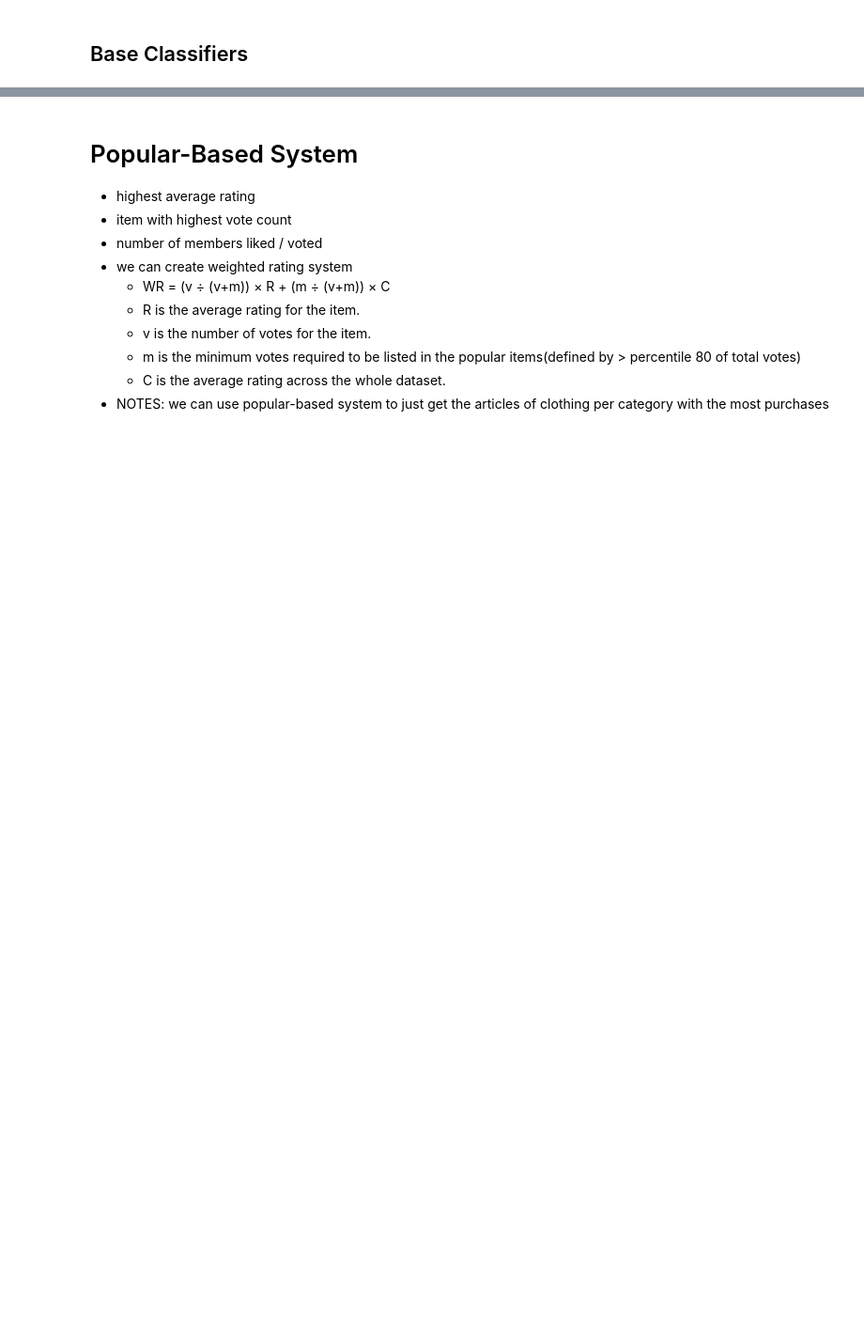
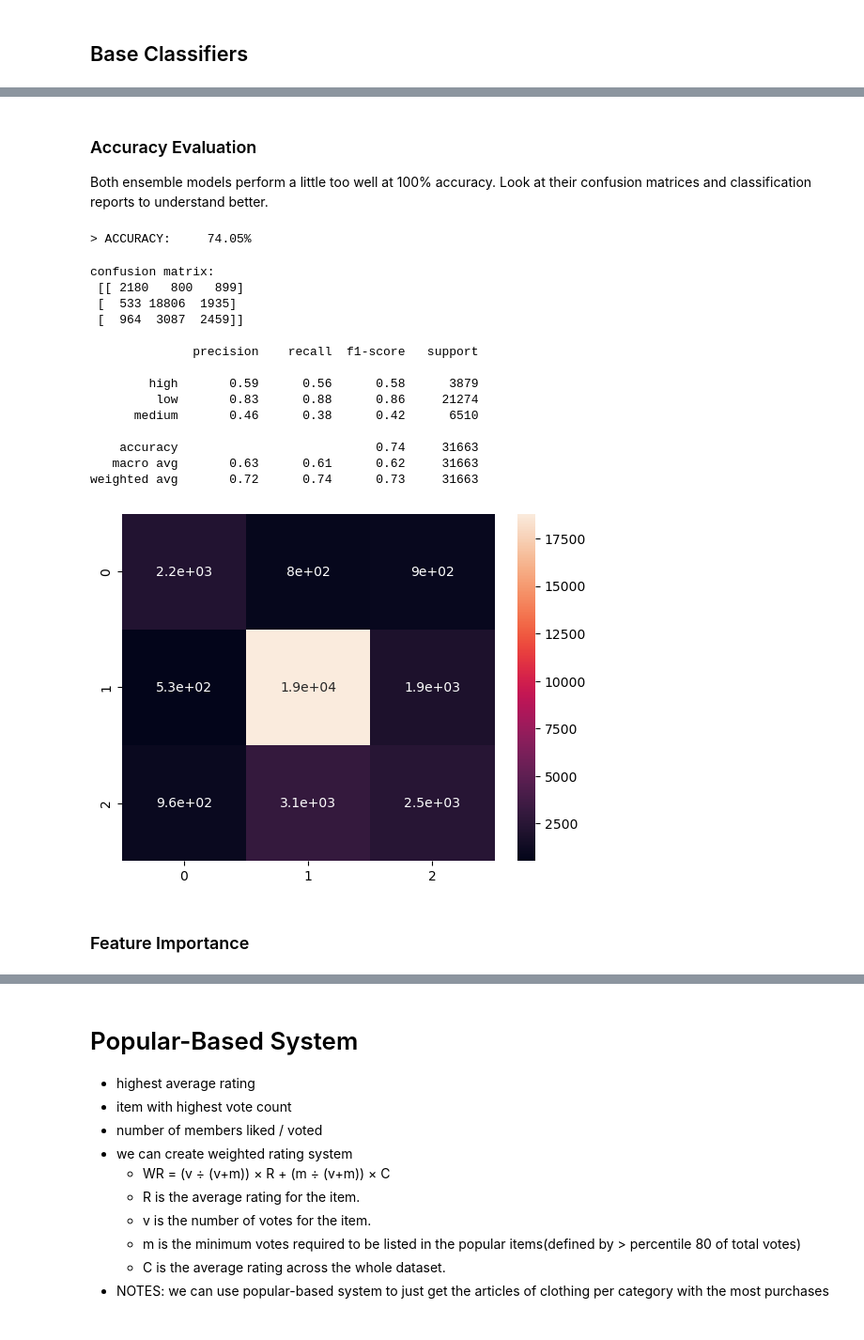
Before and after one commit to anbitasiregar/fashion-recommendations, a Jupyter notebook: notebooks/machine_learning.ipynb, the cells around one changed output, grey strips where cells are left out. Shown at 94% size. Cells and saved outputs as stored; diff of their text form; code cells hidden in the pictures; blank space fills up the shorter version.

```diff
--- a/notebooks/machine_learning.ipynb
+++ b/notebooks/machine_learning.ipynb
@@ -87,0 +439,29 @@ art_trans_merged
+# %% [markdown]
+### Accuracy Evaluation
+Both ensemble models perform a little too well at 100% accuracy. Look at their confusion matrices and classification reports to understand better.
+# %%
+# Let's instantiate a Random Forest model
+rf_model = RandomForestClassifier()
+y_pred = helper.fit_predict(rf_model, X_train_scaled, y_train, X_test_scaled, y_test, isRegressor=False)
+# %% [output]
+> ACCURACY:     74.05%
+# %%
+helper.print_confusion_matrix_details(y_test, y_pred)
+# %% [output]
+confusion matrix:
+ [[ 2180   800   899]
+ [  533 18806  1935]
+ [  964  3087  2459]]
+
+              precision    recall  f1-score   support
+
+        high       0.59      0.56      0.58      3879
+         low       0.83      0.88      0.86     21274
+      medium       0.46      0.38      0.42      6510
+
+    accuracy                           0.74     31663
+   macro avg       0.63      0.61      0.62     31663
+weighted avg       0.72      0.74      0.73     31663
+[figure, added]
+# %% [markdown]
+### Feature Importance
```
Also changed, not shown: parts of 73 cells of this notebook, 2 other files.
